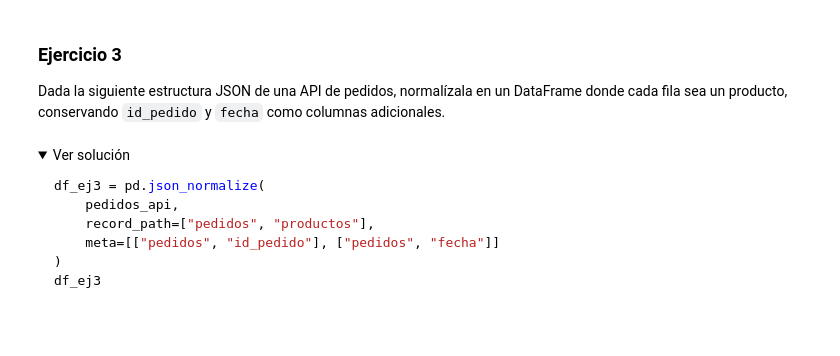
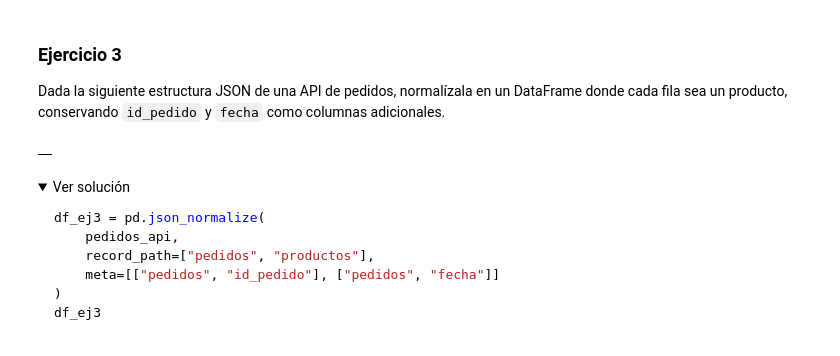
Before and after one commit to reginacortes/FuentesDeDatos, a Jupyter notebook: clase/13_pandas_io/code/01_io_y_encodings.ipynb, the cells around one changed output. Cells and saved outputs as stored; diff of their text form; code cells hidden in the pictures; folded sections open.

```diff
--- a/clase/13_pandas_io/code/01_io_y_encodings.ipynb
+++ b/clase/13_pandas_io/code/01_io_y_encodings.ipynb
@@ -746,27 +811,29 @@ Dada la siguiente estructura JSON de una API de pedidos, normalízala en un Data
 # %%
 pedidos_api = {
     "pedidos": [
         {
             "id_pedido": "P001",
             "fecha": "2026-03-01",
             "productos": [
                 {"sku": "LAP-001", "nombre": "Laptop", "cantidad": 1, "precio": 22000},
                 {"sku": "MOU-001", "nombre": "Mouse", "cantidad": 2, "precio": 350},
             ]
         },
         {
             "id_pedido": "P002",
             "fecha": "2026-03-02",
             "productos": [
                 {"sku": "MON-001", "nombre": "Monitor", "cantidad": 1, "precio": 8500},
             ]
         }
     ]
 }
 
 # Tu solución: usa pd.json_normalize() con record_path y meta
-df_ej3 = # ... tu código
+df_ej3 = pd.DataFrame()  # reemplaza esto
 df_ej3
+# %% [output]
+|  |
 # %% [markdown]
 <details>
 <summary>Ver solución</summary>
```
Also changed, not shown: parts of 21 cells of this notebook.
